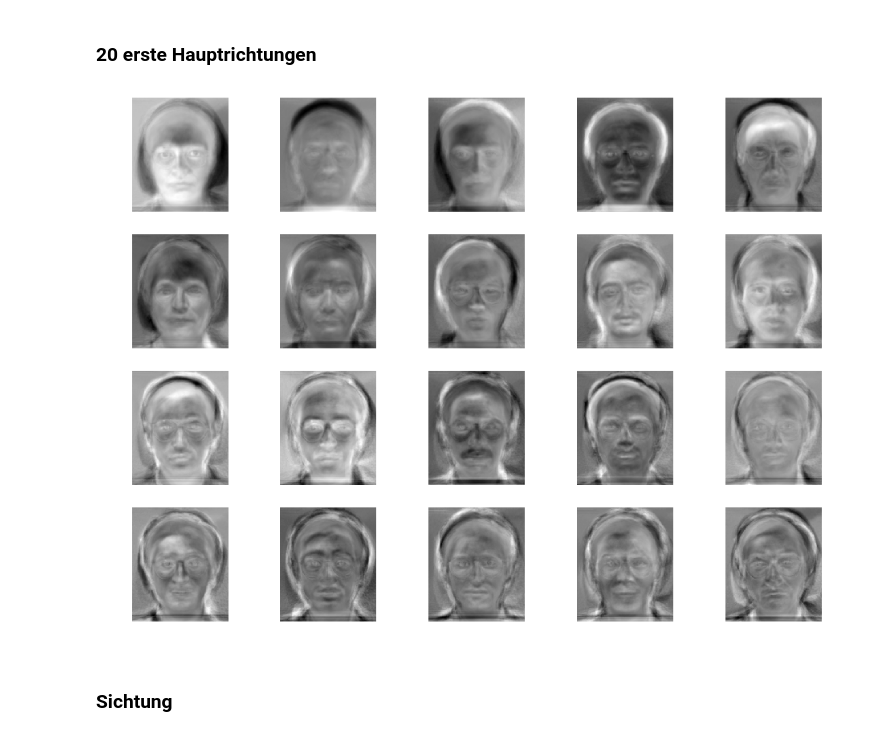
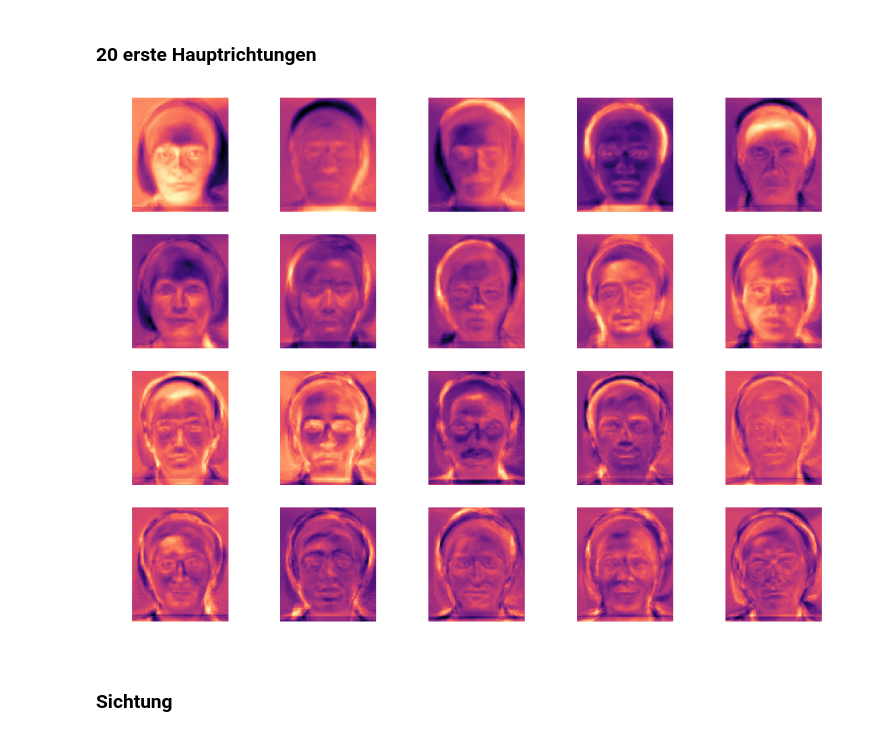
Before and after one commit to ies-me/ME-Notebooks, a Jupyter notebook: 2.7 Eigenfaces.ipynb, the cells around one changed output. Cells and saved outputs as stored; diff of their text form; code cells hidden in the pictures.

```diff
--- a/2.7 Eigenfaces.ipynb
+++ b/2.7 Eigenfaces.ipynb
@@ -55,11 +57,12 @@ axis('off');
 # %%
 figure(figsize=(16,12))
 for i,img in enumerate(pca.components_[:20]):
     subplot(4,5,i+1)
     imshow(img.reshape(imgshape))
+    magma()
     axis('off')
 # %% [output]
-[figure, old version]
+[figure, new version]
 # %% [markdown]
 ### Sichtung
 # %%
```
Also changed, not shown: parts of 4 cells of this notebook, 1 other file.
